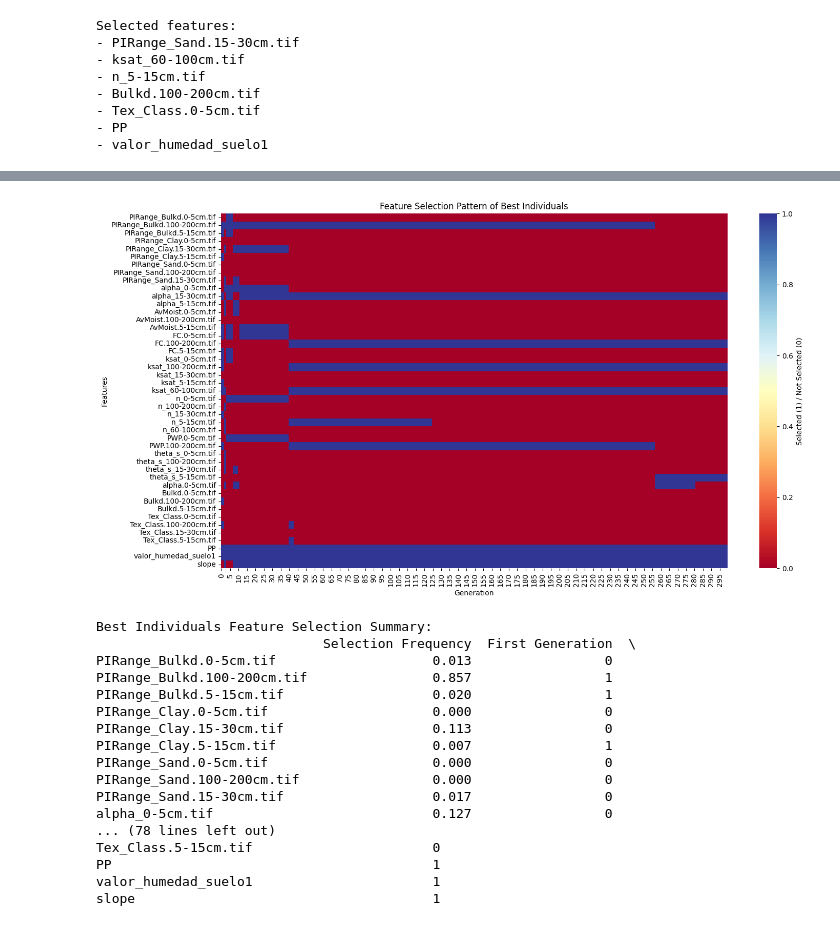
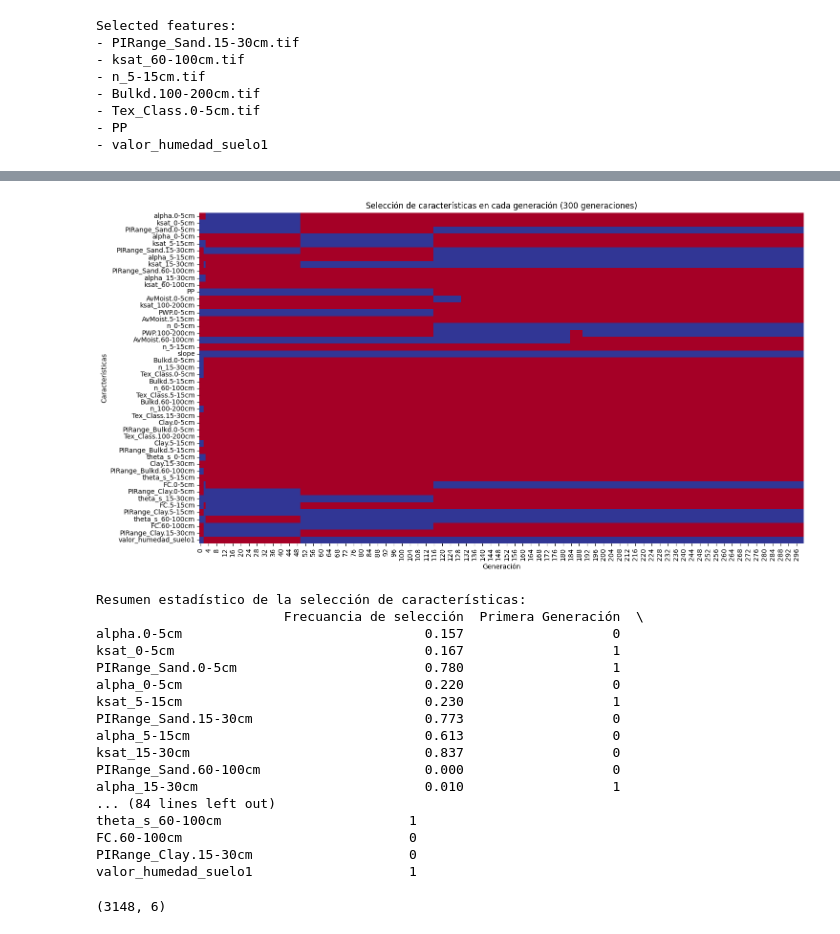
Before and after one commit to ManuelLabbe/modelo_susceptibilidad_remociones_en_masa_sur_de_Chile, a Jupyter notebook: feature_selection.ipynb, the cells around one changed output, grey strips where cells are left out. Cells and saved outputs as stored; diff of their text form; code cells hidden in the pictures.

```diff
--- a/feature_selection.ipynb
+++ b/feature_selection.ipynb
@@ -361,6 +359,6 @@ metricas
   'Mejores Hiperparámetros': {'iterations': 300, 'learning_rate': 0.1}}}
 # %%
 import pandas as pd
-df = pd.read_csv('resultados_generaciones_ga__mutflip_03_mutp_04_cpx_02_xgboost_pen_100.csv')
+df = pd.read_csv('resultados_ga\ga_svm_mutflip_0_5_mutprob_0_3_cpx_0_3\ga_svm_mutflip_0_5_mutprob_0_3_cpx_0_3.csv')
 df
 # %% [output]
@@ -509,54 +378,58 @@ slope                                      0.361
 # %%
 import pandas as pd
 import numpy as np
 import matplotlib.pyplot as plt
 import seaborn as sns
 
 # Get best individual from each generation (first row of each 40)
 best_individuals = df.iloc[::40].reset_index(drop=True)
 
 # Create figure
 plt.figure(figsize=(15, 8))
 
 # Create heatmap
 sns.heatmap(best_individuals.T,
             cmap='RdYlBu',
-            cbar_kws={'label': 'Selected (1) / Not Selected (0)'},
+            cbar_kws={'label': 'Seleccionada (1) / No seleccionada (0)'},
+            cbar=False,
             yticklabels=best_individuals.columns,)
 
 
 # Set titles and labels
-plt.title('Feature Selection Pattern of Best Individuals')
-plt.xlabel('Generation')
-plt.ylabel('Features')
+plt.title('Selección de características en cada generación (300 generaciones)')
+plt.xlabel('Generación')
+plt.ylabel('Características')
 
 plt.tight_layout()
 plt.show()
 
-# Print summary statistics for best individuals
-print("\nBest Individuals Feature Selection Summary:")
+print("\nResumen estadístico de la selección de características:")
 summary = pd.DataFrame({
-    'Selection Frequency': best_individuals.mean(),
-    'First Generation': best_individuals.iloc[0],
-    'Last Generation': best_individuals.iloc[-1]
+    'Frecuancia de selección': best_individuals.mean(),
+    'Primera Generación': best_individuals.iloc[0],
+    'Última Generación': best_individuals.iloc[-1]
 }).round(3)
 print(summary)
 # %% [output]
-[figure, old version]
+[figure, new version]
-Best Individuals Feature Selection Summary:
-                             Selection Frequency  First Generation  \
-PIRange_Bulkd.0-5cm.tif                    0.013                 0
-PIRange_Bulkd.100-200cm.tif                0.857                 1
-PIRange_Bulkd.5-15cm.tif                   0.020                 1
-PIRange_Clay.0-5cm.tif                     0.000                 0
-PIRange_Clay.15-30cm.tif                   0.113                 0
-PIRange_Clay.5-15cm.tif                    0.007                 1
-PIRange_Sand.0-5cm.tif                     0.000                 0
-PIRange_Sand.100-200cm.tif                 0.000                 0
-PIRange_Sand.15-30cm.tif                   0.017                 0
-alpha_0-5cm.tif                            0.127                 0
-... (78 lines left out)
-Tex_Class.5-15cm.tif                       0
-PP                                         1
-valor_humedad_suelo1                       1
-slope                                      1
+Resumen estadístico de la selección de características:
+                        Frecuancia de selección  Primera Generación  \
+alpha.0-5cm                               0.157                   0
+ksat_0-5cm                                0.167                   1
+PIRange_Sand.0-5cm                        0.780                   1
+alpha_0-5cm                               0.220                   0
+ksat_5-15cm                               0.230                   1
+PIRange_Sand.15-30cm                      0.773                   0
+alpha_5-15cm                              0.613                   0
+ksat_15-30cm                              0.837                   0
+PIRange_Sand.60-100cm                     0.000                   0
+alpha_15-30cm                             0.010                   1
+... (84 lines left out)
+theta_s_60-100cm                        1
+FC.60-100cm                             0
+PIRange_Clay.15-30cm                    0
+valor_humedad_suelo1                    1
+# %%
+X.shape
+# %% [output]
+(3148, 6)
```
Also changed, not shown: parts of 7 cells of this notebook, 4 other files.
